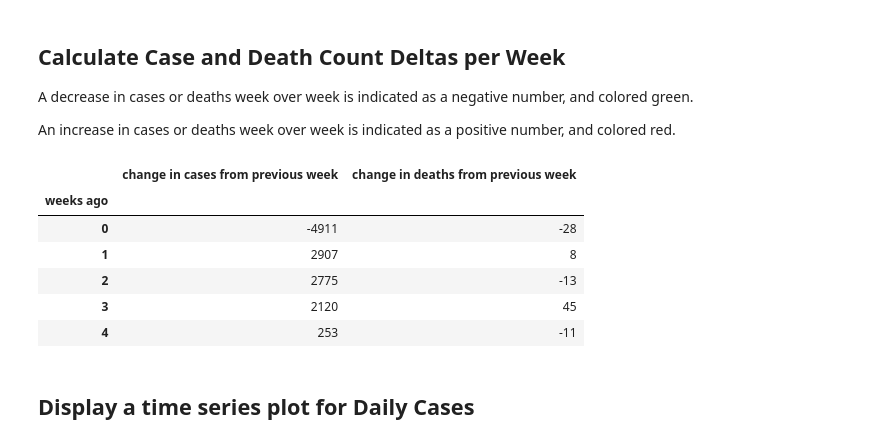
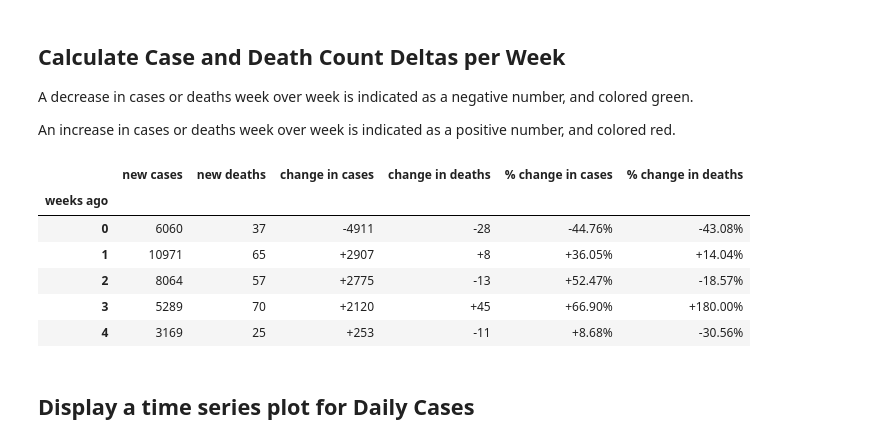
Before and after one commit to staceybellerose/covid19-jupyter, a Jupyter notebook: covid-state-graph.ipynb, the cells around one changed output. Drawn from its saved outputs; the diff is of its cells as text; code cells hidden in the pictures.

Commit message:
Add %chg to weekly change table; update color coding

```diff
--- a/covid-state-graph.ipynb
+++ b/covid-state-graph.ipynb
@@ -206,28 +206,49 @@ An increase in cases or deaths week over week is indicated as a positive number,
 # %%
 def color_positive_red(value):
     """
     Colors elements in a dataframe red if positive and green if negative. Does not color NaN.
     """
     if value > 0:
         return 'color: red'
     elif value < 0:
         return 'color: green'
     else:
         return ''
 
+def color_percent_positive_red(value):
+    """
+    Colors elements in a dataframe red if positive and green if negative. Does not color NaN.
+    """
+    if value > 0.1:
+        return 'color: red'
+    elif value > 0:
+        return 'color: orange'
+    elif value < -0.1:
+        return 'color: green'
+    elif value < 0:
+        return 'color: yellow'
+    else:
+        return ''
+
 weekly = state_data[['date', 'weeks ago', 'positiveIncrease', 'deathIncrease']].set_index('date').groupby('weeks ago').sum()
-weekly.diff(periods=-1).head(5)\
-    .rename(columns={"positiveIncrease": "change in cases from previous week", "deathIncrease": "change in deaths from previous week"})\
-    .style.applymap(color_positive_red)\
-    .format({'change in cases from previous week': '{:.0f}', 'change in deaths from previous week': '{:.0f}'})
+diff = weekly.diff(periods=-1).head(5)\
+    .rename(columns={"positiveIncrease": "change in cases", "deathIncrease": "change in deaths"})
+pct_change = weekly.pct_change(periods=-1).head(5)\
+    .rename(columns={"positiveIncrease": "% change in cases", "deathIncrease": "% change in deaths"})
+pd.merge(weekly, diff, on="weeks ago")\
+    .rename(columns={"positiveIncrease": "new cases", "deathIncrease": "new deaths"})\
+    .merge(pct_change, on="weeks ago")\
+    .style.applymap(color_positive_red, subset=["change in cases", "change in deaths"])\
+    .applymap(color_percent_positive_red, subset=["% change in cases", "% change in deaths"])\
+    .format({'change in cases': '{:+.0f}', 'change in deaths': '{:+.0f}', '% change in cases': '{:+.2%}', '% change in deaths': '{:+.2%}'})
 # %% [output]
-|  | change in cases from previous week | change in deaths from previous week |
-| weeks ago |  |  |
-| 0 | -4911 | -28 |
-| 1 | 2907 | 8 |
-| 2 | 2775 | -13 |
-| 3 | 2120 | 45 |
-| 4 | 253 | -11 |
+|  | new cases | new deaths | change in cases | change in deaths | % change in cases | % change in deaths |
+| weeks ago |  |  |  |  |  |  |
+| 0 | 6060 | 37 | -4911 | -28 | -44.76% | -43.08% |
+| 1 | 10971 | 65 | +2907 | +8 | +36.05% | +14.04% |
+| 2 | 8064 | 57 | +2775 | -13 | +52.47% | -18.57% |
+| 3 | 5289 | 70 | +2120 | +45 | +66.90% | +180.00% |
+| 4 | 3169 | 25 | +253 | -11 | +8.68% | -30.56% |
 # %% [markdown]
 ## Display a time series plot for Daily Cases
 # %%
```
